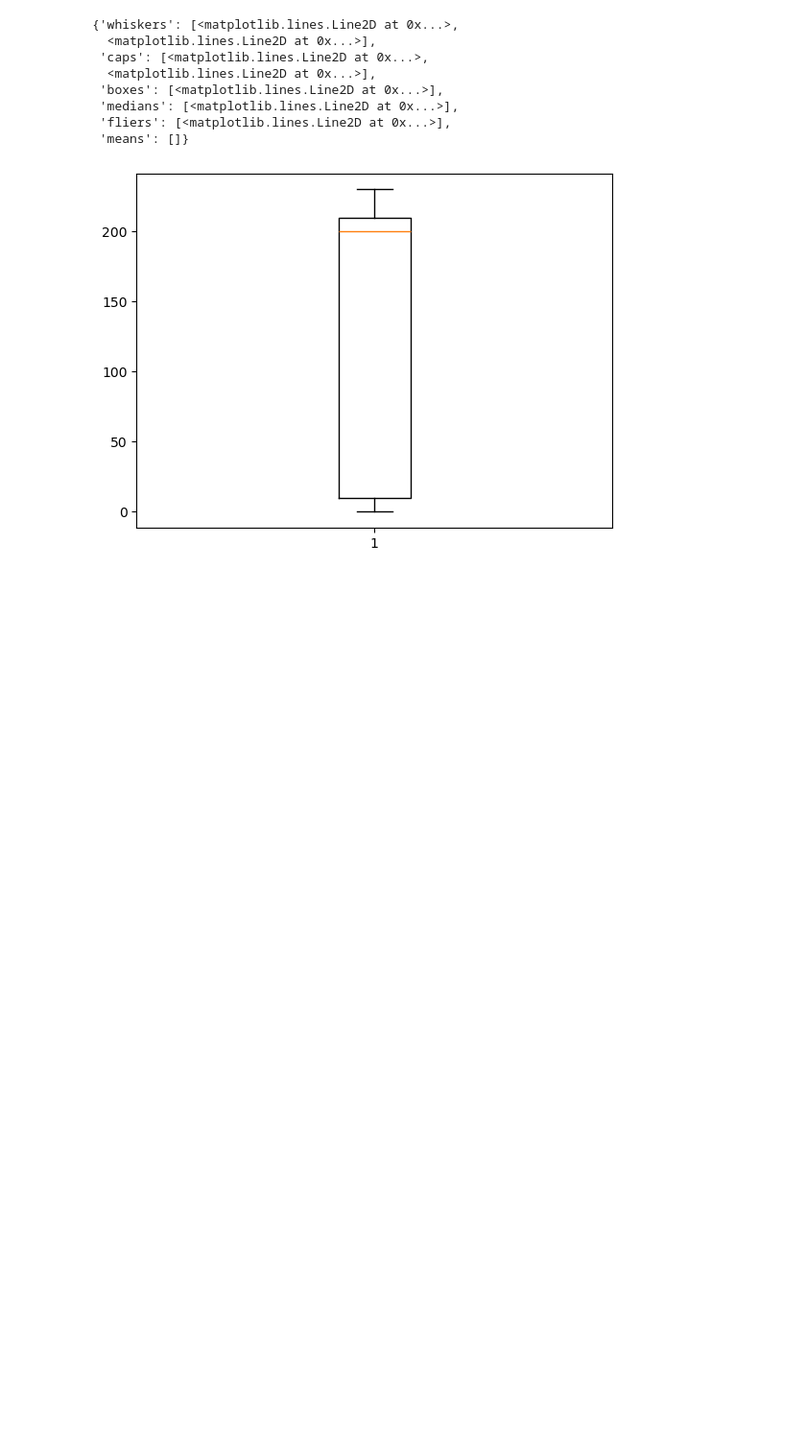
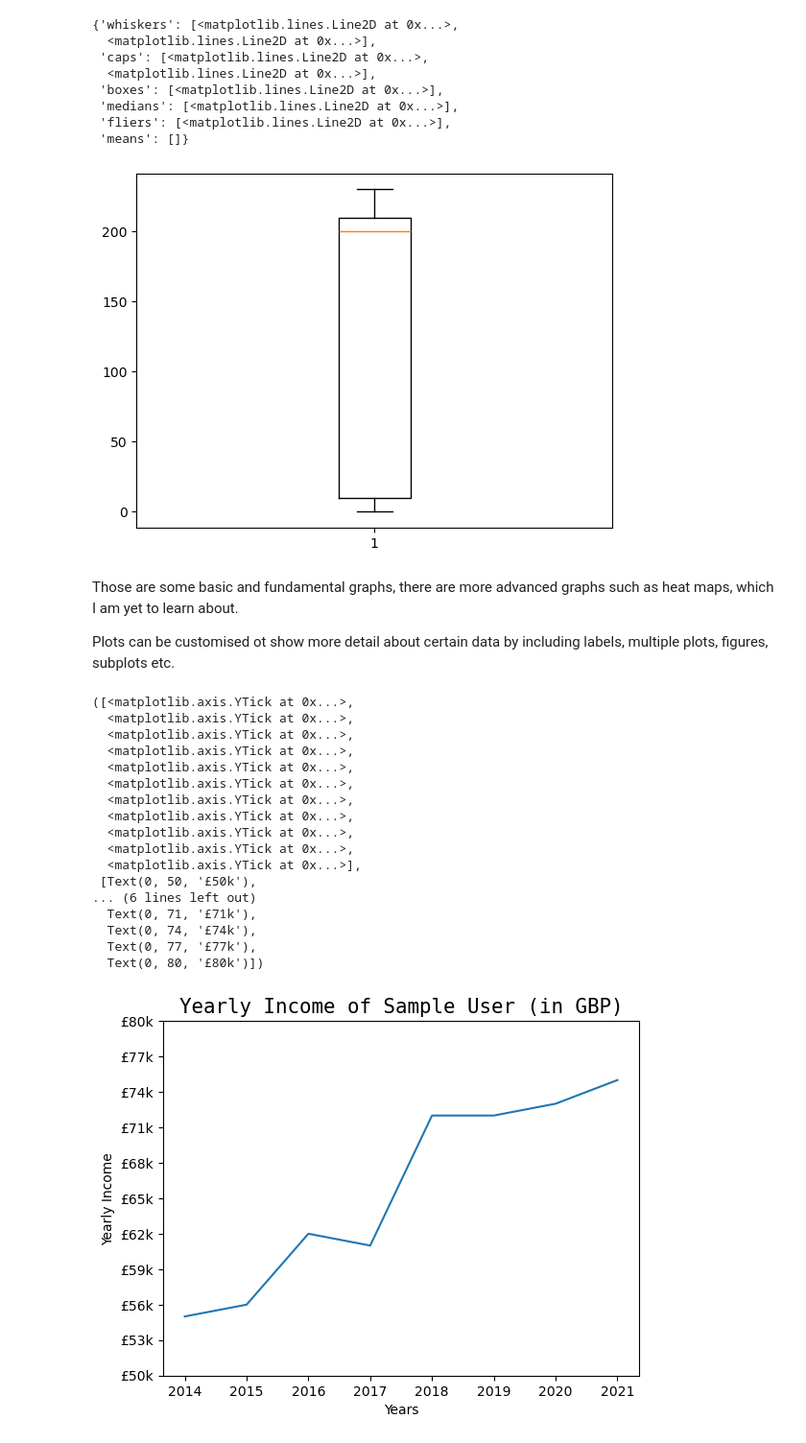
Before and after one commit to EmilsGrig/Jupyter-Notebooks, a Jupyter notebook: matplotlib.ipynb, the cells around one changed output. Shown at 96% size. Saved outputs shown, nothing was run; the diff lists cells and outputs as text; code cells hidden in the pictures; blank space fills up the shorter version.

Commit message:
Notebooks: Matplotlib - Styling and the use of subplots

```diff
--- a/matplotlib.ipynb
+++ b/matplotlib.ipynb
@@ -128,3 +128,35 @@ plt.boxplot(data)
  'fliers': [<matplotlib.lines.Line2D at 0x...>],
  'means': []}
 [figure]
+# %% [markdown]
+Those are some basic and fundamental graphs, there are more advanced graphs such as heat maps, which I am yet to learn about.
+
+Plots can be customised ot show more detail about certain data by including labels, multiple plots, figures, subplots etc.
+# %%
+years=[2014, 2015, 2016, 2017, 2018, 2019, 2020, 2021]
+income=[55,56,62,61,72,72,73,75]
+income_ticks=list(range(50,81,3))
+plt.plot(years, income)
+plt.title("Yearly Income of Sample User (in GBP)", fontsize=15, fontname="Monospace") # Sets the title of the plot
+plt.xlabel("Years") # Sets the x-axis label
+plt.ylabel("Yearly Income") # Sets the y-axis label
+plt.yticks(income_ticks, [f"£{x}k" for x in income_ticks]) # Alters the y-axis labels to be mopre representative of the data
+# %% [output]
+([<matplotlib.axis.YTick at 0x...>,
+  <matplotlib.axis.YTick at 0x...>,
+  <matplotlib.axis.YTick at 0x...>,
+  <matplotlib.axis.YTick at 0x...>,
+  <matplotlib.axis.YTick at 0x...>,
+  <matplotlib.axis.YTick at 0x...>,
+  <matplotlib.axis.YTick at 0x...>,
+  <matplotlib.axis.YTick at 0x...>,
+  <matplotlib.axis.YTick at 0x...>,
+  <matplotlib.axis.YTick at 0x...>,
+  <matplotlib.axis.YTick at 0x...>],
+ [Text(0, 50, '£50k'),
+... (6 lines left out)
+  Text(0, 71, '£71k'),
+  Text(0, 74, '£74k'),
+  Text(0, 77, '£77k'),
+  Text(0, 80, '£80k')])
+[figure, added]
```
Also changed, not shown: parts of 10 cells of this notebook.
